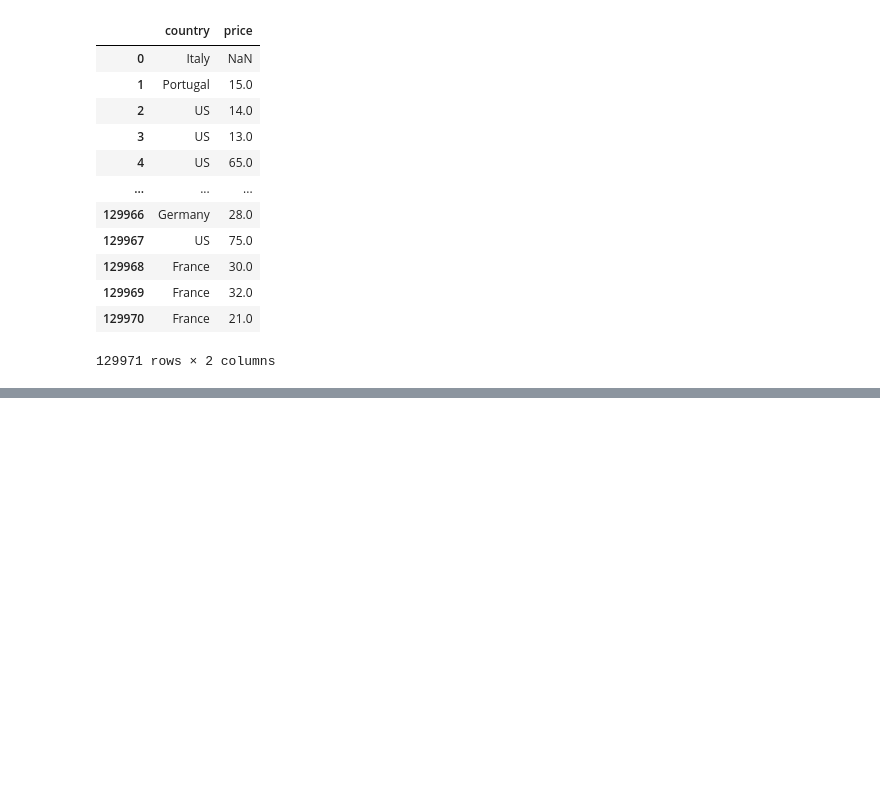
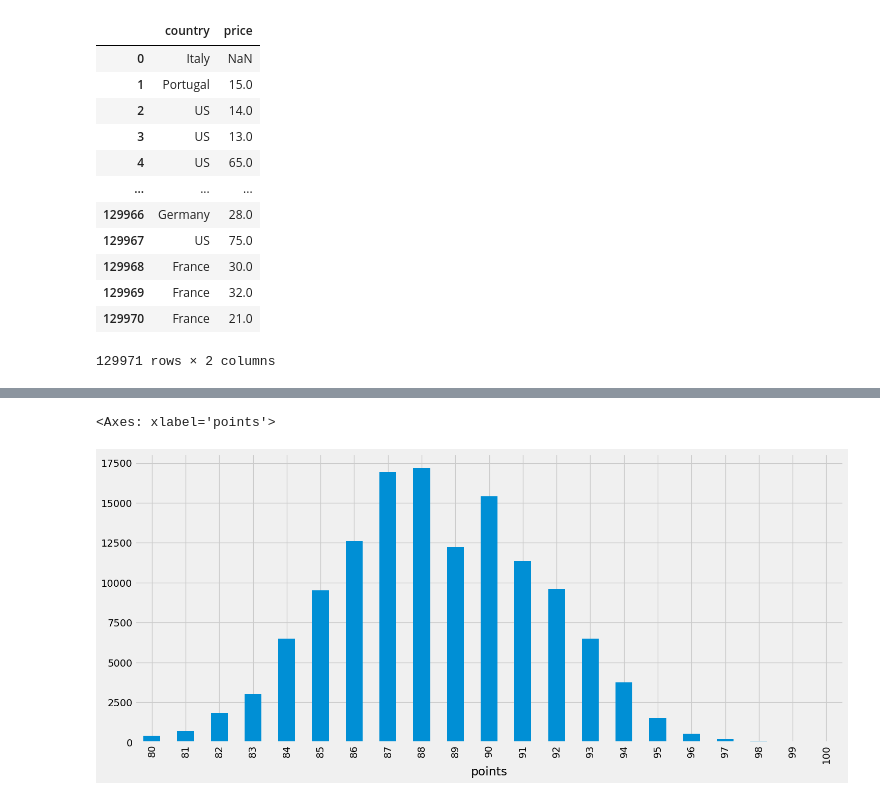
Before and after one commit to GuillermoAMLL/Demo, a Jupyter notebook: Notebook.ipynb, the cells around one changed output, grey strips where cells are left out. Cells and saved outputs as stored; diff of their text form; code cells hidden in the pictures; blank space fills up the shorter version.

```diff
--- a/Notebook.ipynb
+++ b/Notebook.ipynb
@@ -98,0 +214,6 @@ wine.loc[:,['country', 'price']]
+# %%
+plt.figure(figsize=(16,7))
+wine.points.value_counts().sort_index().plot.bar()
+# %% [output]
+<Axes: xlabel='points'>
+[figure, added]
```
Also changed, not shown: parts of 11 cells of this notebook.
